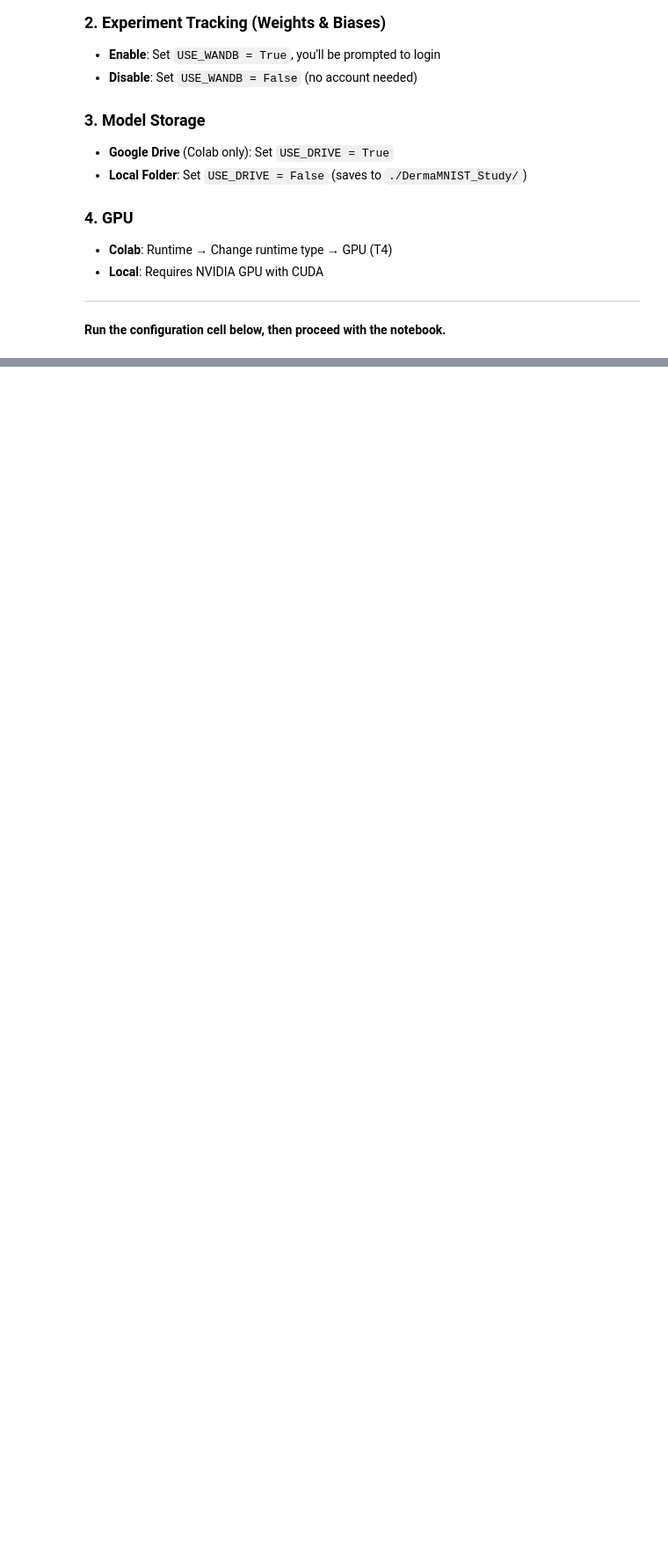
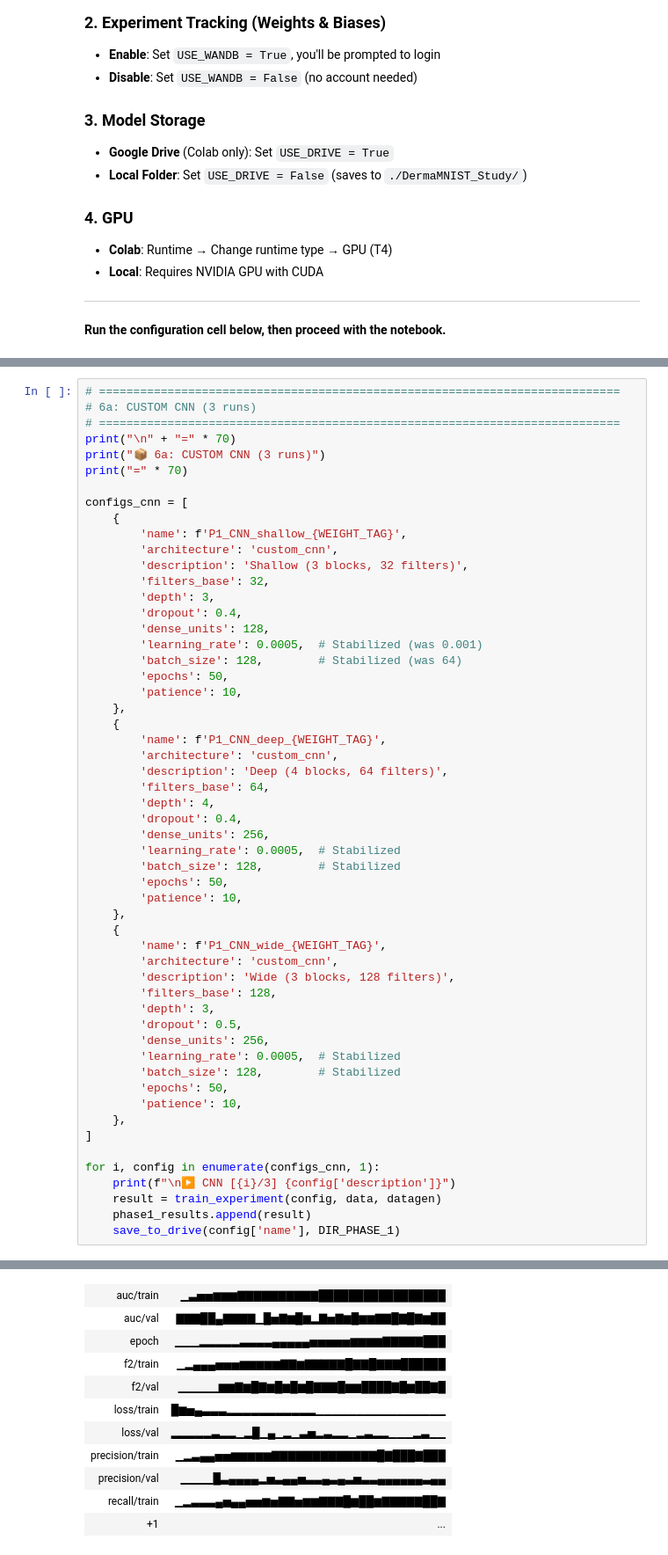
Before and after one commit to gez2code/Binary-Classification-DermaMNIST, a Jupyter notebook: Binary_Classification_DermaMNIST.ipynb, the cells around one changed output, grey strips where cells are left out. Shown at 88% size. Cells and saved outputs as stored; diff of their text form; blank space fills up the shorter version.

```diff
--- a/Binary_Classification_DermaMNIST.ipynb
+++ b/Binary_Classification_DermaMNIST.ipynb
@@ -1810,0 +2123,56 @@ print(f"💾 Model copied to: {final_model_dest}")
+# %%
+# ============================================================================
+# 6a: CUSTOM CNN (3 runs)
+# ============================================================================
+print("\n" + "=" * 70)
+print("📦 6a: CUSTOM CNN (3 runs)")
+print("=" * 70)
+
+configs_cnn = [
+    {
+        'name': f'P1_CNN_shallow_{WEIGHT_TAG}',
+        'architecture': 'custom_cnn',
+        'description': 'Shallow (3 blocks, 32 filters)',
+        'filters_base': 32,
+        'depth': 3,
+        'dropout': 0.4,
+        'dense_units': 128,
+        'learning_rate': 0.0005,  # Stabilized (was 0.001)
+        'batch_size': 128,        # Stabilized (was 64)
+        'epochs': 50,
+        'patience': 10,
+    },
+    {
+        'name': f'P1_CNN_deep_{WEIGHT_TAG}',
+        'architecture': 'custom_cnn',
+        'description': 'Deep (4 blocks, 64 filters)',
+        'filters_base': 64,
+        'depth': 4,
+        'dropout': 0.4,
+        'dense_units': 256,
+        'learning_rate': 0.0005,  # Stabilized
+        'batch_size': 128,        # Stabilized
+        'epochs': 50,
+        'patience': 10,
+    },
+    {
+        'name': f'P1_CNN_wide_{WEIGHT_TAG}',
+        'architecture': 'custom_cnn',
+        'description': 'Wide (3 blocks, 128 filters)',
+        'filters_base': 128,
+        'depth': 3,
+        'dropout': 0.5,
+        'dense_units': 256,
+        'learning_rate': 0.0005,  # Stabilized
+        'batch_size': 128,        # Stabilized
+        'epochs': 50,
+        'patience': 10,
+    },
+]
+
+for i, config in enumerate(configs_cnn, 1):
+    print(f"\n▶️ CNN [{i}/3] {config['description']}")
+    result = train_experiment(config, data, datagen)
+    phase1_results.append(result)
+    save_to_drive(config['name'], DIR_PHASE_1)
+# %% [output]
@@ -1810,0 +2213,11 @@ print(f"💾 Model copied to: {final_model_dest}")
+| auc/train | ▁▃▅▅▆▆▆▇▇▇▇▇▇▇▇▇▇█████████████████ |
+| auc/val | ▇▇▇██▄▇▇▇▇▁█▅▇▆█▆▂▇▅▇▆█▆▆▇▇█▇█▇▆██ |
+| epoch | ▁▁▁▂▂▂▂▂▃▃▃▃▄▄▄▄▄▅▅▅▅▅▆▆▆▆▇▇▇▇▇███ |
+| f2/train | ▁▂▄▄▄▅▅▅▆▆▆▆▆▇▇▆▇▇▇▇▇█▇▇█▇▇▇██████ |
+| f2/val | ▁▁▁▁▁▆▆▇▆█▇▆█▆█▆█▇▇▇█▆▆████▇█▆██▇█ |
+| loss/train | █▆▅▄▃▃▃▂▂▂▂▂▂▂▂▂▂▂▁▁▁▁▁▁▁▁▁▁▁▁▁▁▁▁ |
+| loss/val | ▂▂▂▂▂▃▂▂▁▂█▁▄▁▂▁▃▅▂▃▂▂▁▂▃▂▂▁▁▁▂▃▁▁ |
+| precision/train | ▁▂▃▄▄▅▅▆▆▆▆▆▇▇▇▇▇▇▇▇▇▇▇▇▇█▇███▇███ |
+| precision/val | ▁▁▁▁█▃▄▄▄▄▂▅▃▄▄▅▃▃▄▃▄▃▅▃▃▄▄▄▄▄▄▃▄▄ |
+| recall/train | ▁▂▃▃▃▄▅▄▄▅▅▆▅▇▇▅▆▆▇▇▇█▆██▆▇▇▇▇▇██▇ |
+| +1 | ... |
```
Also changed, not shown: parts of 59 cells of this notebook.
